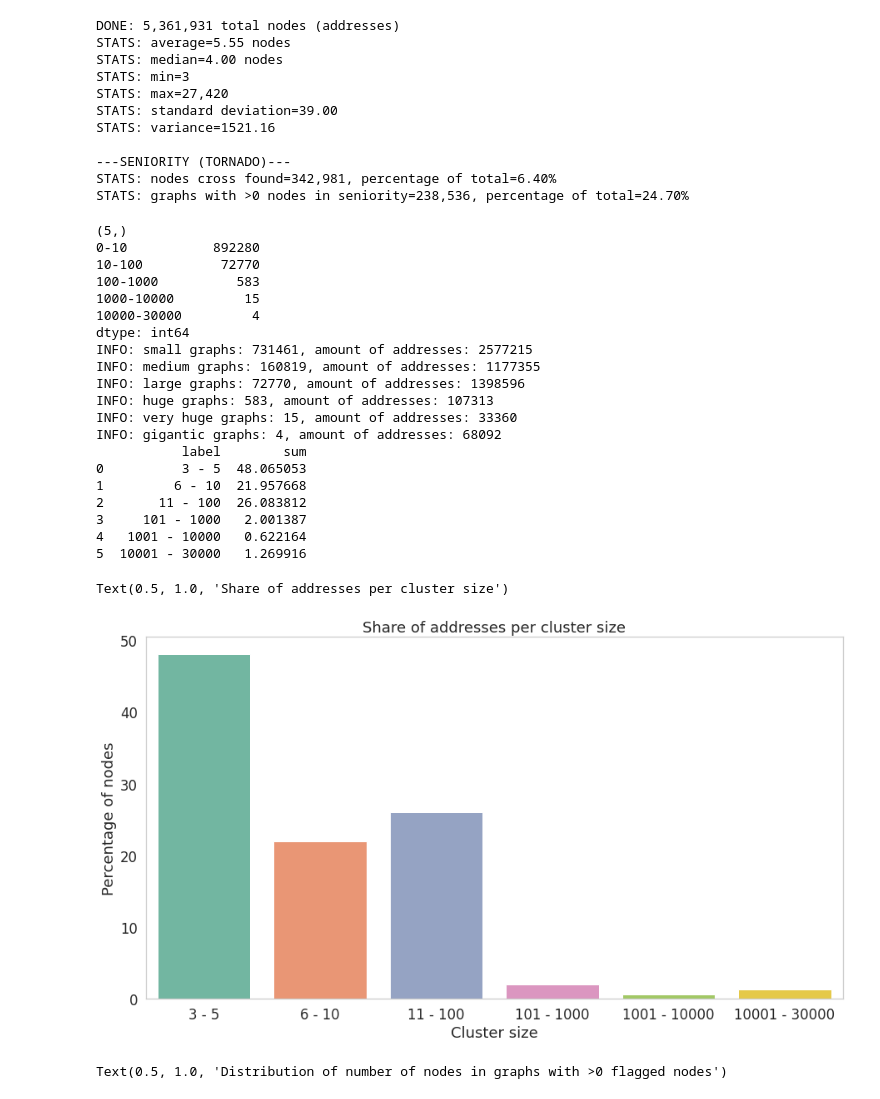
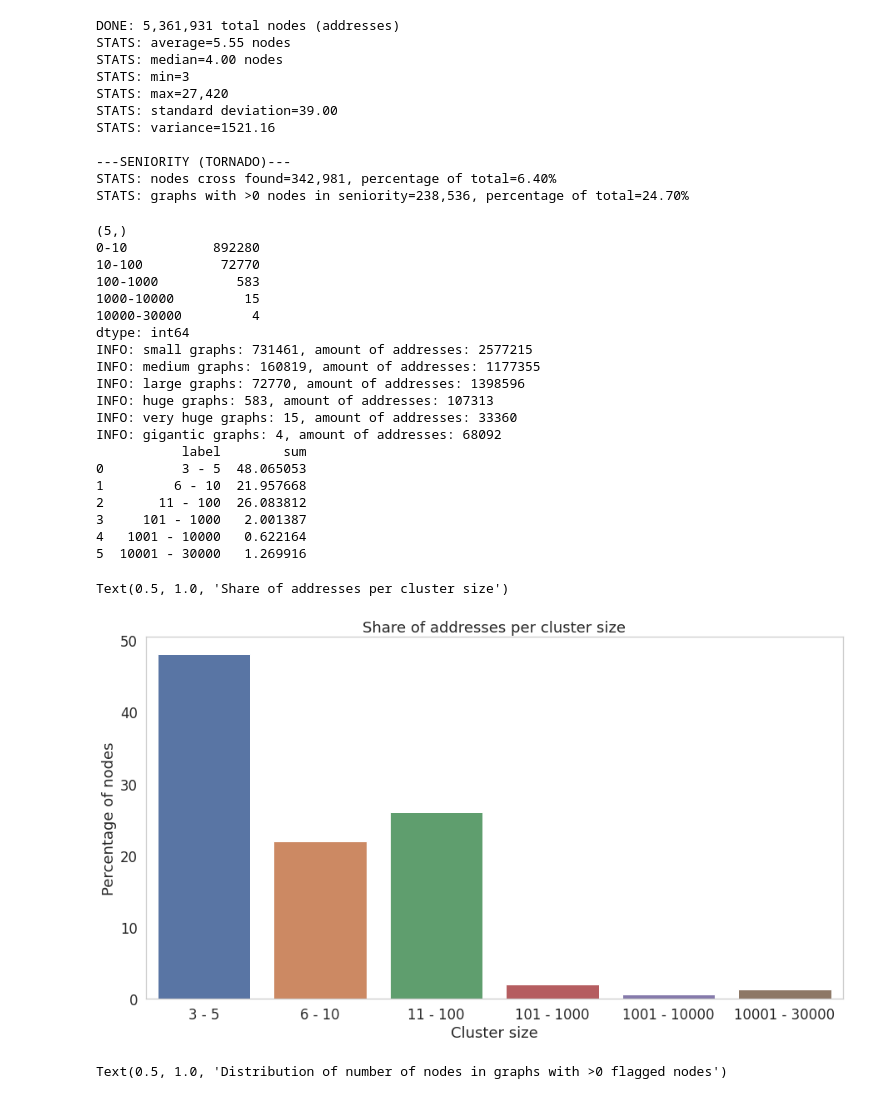
Before and after one commit to ethereum-aml-tool/indago, a Jupyter notebook: notebooks/cluster_results.ipynb, the cells around one changed output. Saved outputs shown, nothing was run; the diff lists cells and outputs as text; code cells hidden in the pictures.

```diff
--- a/notebooks/cluster_results.ipynb
+++ b/notebooks/cluster_results.ipynb
@@ -148,7 +148,6 @@ sns.set(style="whitegrid")
 sns.set(rc = {'figure.figsize':(15,8)})
 sns.set(font_scale=1.5)
 sns.set_style("whitegrid", {'axes.grid' : False})
-sns.set_palette("Set2")
 
 ax = sns.barplot(x="label", y="sum", data=count_sum_df)
 ax.set(xlabel='Cluster size', ylabel='Percentage of nodes')
@@ -161,34 +160,34 @@ ax.set_title('Share of addresses per cluster size')
 
 # sns.set_style("whitegrid")
 # sns.set(rc = {'figure.figsize':(15,8)})
 # # p = sns.histplot(data=reject_outliers(node_counts), stat='percent', shrink=8.25)
 # p = sns.histplot(data=node_count_bins.value_counts(), stat='percent', shrink=8.25)
 # p.set_xlabel('Number of nodes/addresses in cluster', fontsize=16)
 # p.set_ylabel('Percentage of graphs', fontsize=16)
 # p.set_title('Distribution of number of nodes in DAR graphs', fontsize=16)
 # %% [output]
 (5,)
 0-10           892280
 10-100          72770
 100-1000          583
 1000-10000         15
 10000-30000         4
 dtype: int64
 INFO: small graphs: 731461, amount of addresses: 2577215
 INFO: medium graphs: 160819, amount of addresses: 1177355
 INFO: large graphs: 72770, amount of addresses: 1398596
 INFO: huge graphs: 583, amount of addresses: 107313
 INFO: very huge graphs: 15, amount of addresses: 33360
 INFO: gigantic graphs: 4, amount of addresses: 68092
            label        sum
 0          3 - 5  48.065053
 1         6 - 10  21.957668
 2       11 - 100  26.083812
 3     101 - 1000   2.001387
 4   1001 - 10000   0.622164
 5  10001 - 30000   1.269916
 Text(0.5, 1.0, 'Share of addresses per cluster size')
-[figure, old version]
+[figure, new version]
 # %%
 sen_node_counts = np.array([len(graph['nodes']) for graph in sen_graphs])
 
```
Also changed, not shown: 1 other file.
